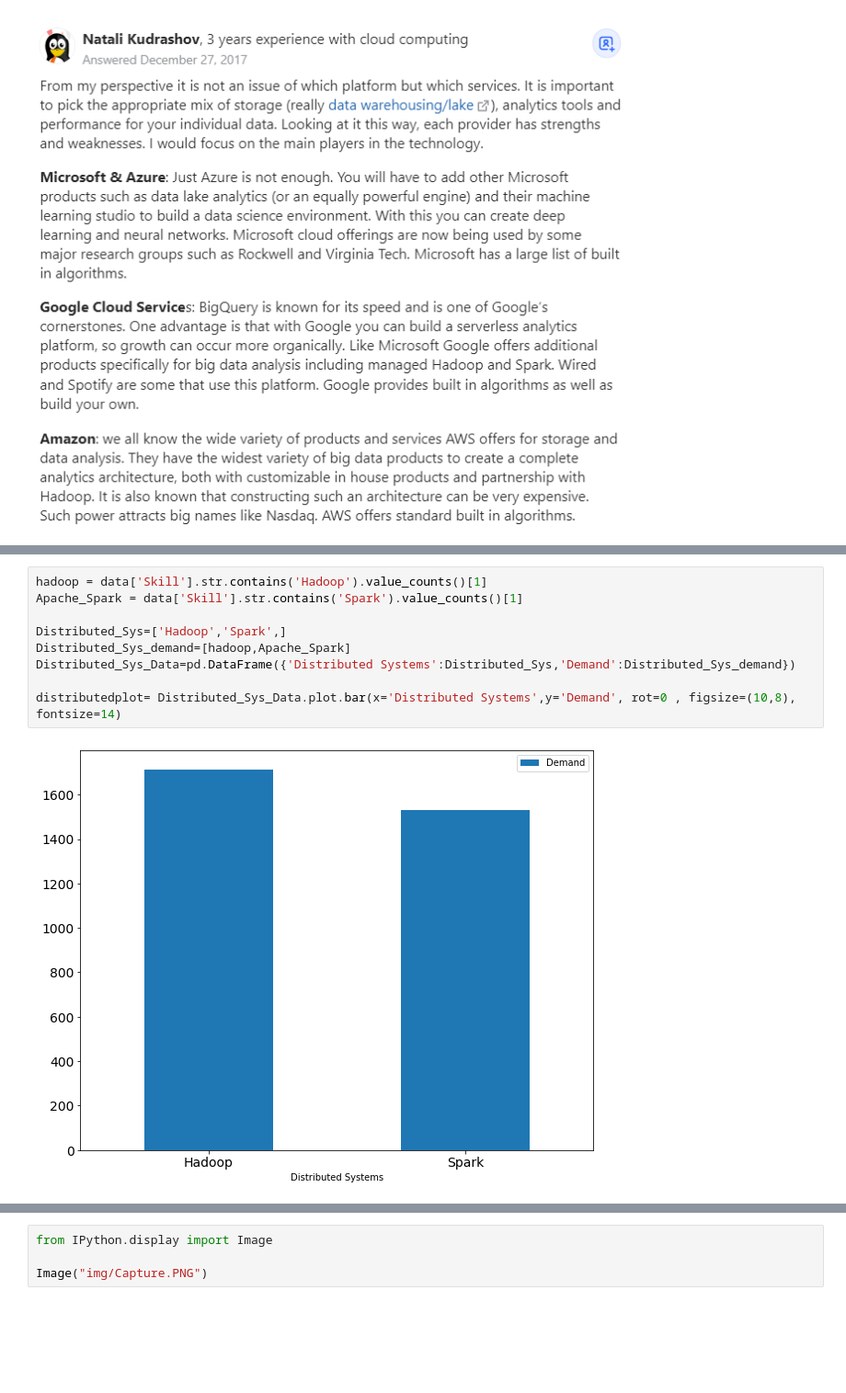
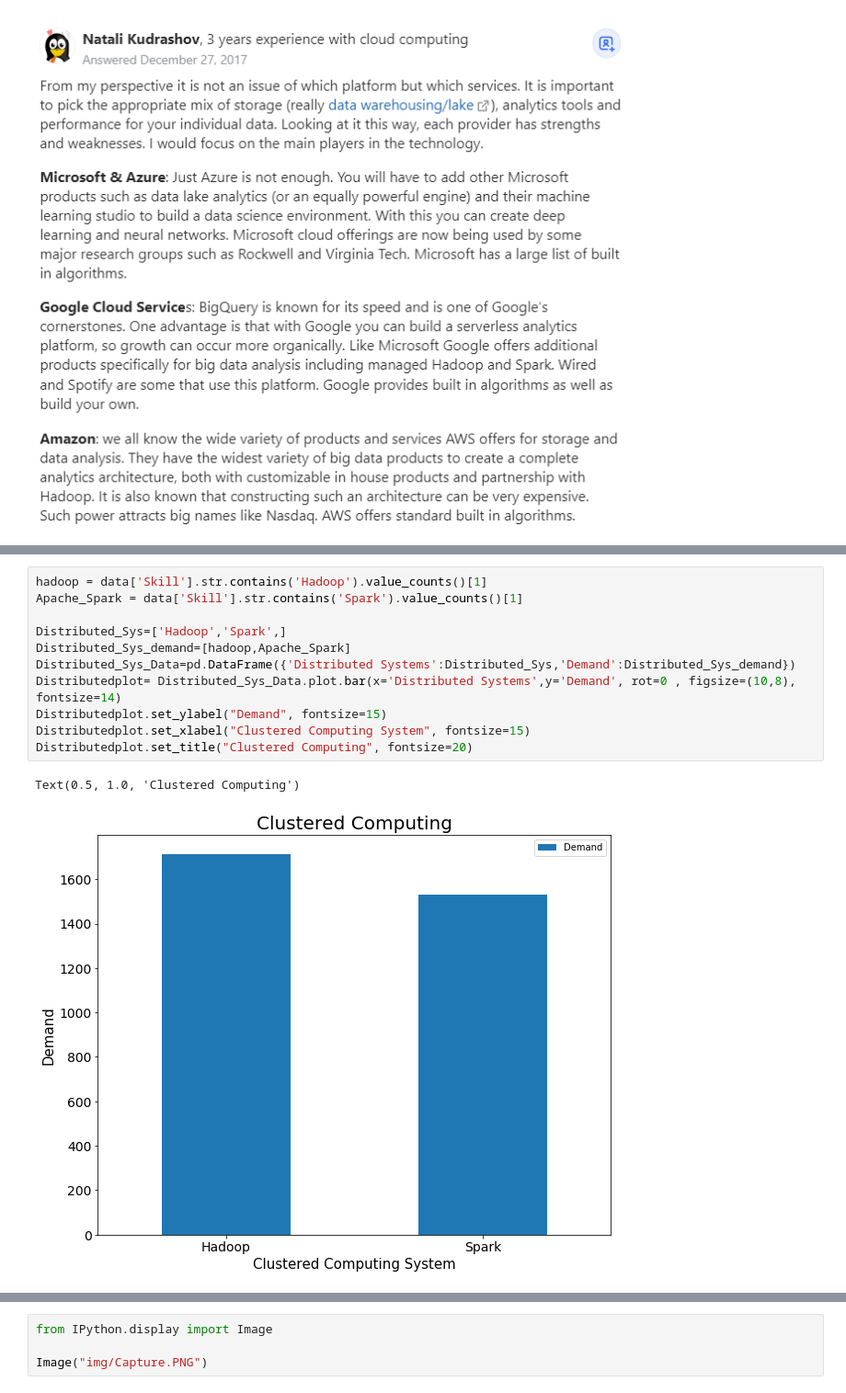
Before and after one commit to byanjusachin/EDA-on-Indeed-Dataset, a Jupyter notebook: EDA on Indeed Dataset.ipynb, the cells around one changed output, grey strips where cells are left out. Shown at 92% size. Drawn from its saved outputs; the diff is of its cells as text; blank space fills up the shorter version.

```diff
--- a/EDA on Indeed Dataset.ipynb
+++ b/EDA on Indeed Dataset.ipynb
@@ -122,14 +129,17 @@ businessplot= BI_Skill_Data.plot.bar(x='BI Skill',y='Demand', rot=0 , figsize=(1
 # %%
 hadoop = data['Skill'].str.contains('Hadoop').value_counts()[1]
 Apache_Spark = data['Skill'].str.contains('Spark').value_counts()[1]
 
 Distributed_Sys=['Hadoop','Spark',]
 Distributed_Sys_demand=[hadoop,Apache_Spark]
 Distributed_Sys_Data=pd.DataFrame({'Distributed Systems':Distributed_Sys,'Demand':Distributed_Sys_demand})
-
-distributedplot= Distributed_Sys_Data.plot.bar(x='Distributed Systems',y='Demand', rot=0 , figsize=(10,8), fontsize=14)
+Distributedplot= Distributed_Sys_Data.plot.bar(x='Distributed Systems',y='Demand', rot=0 , figsize=(10,8), fontsize=14)
+Distributedplot.set_ylabel("Demand", fontsize=15)
+Distributedplot.set_xlabel("Clustered Computing System", fontsize=15)
+Distributedplot.set_title("Clustered Computing", fontsize=20)
 # %% [output]
+Text(0.5, 1.0, 'Clustered Computing')
-[figure, old version]
+[figure, new version]
 # %%
 consulting=data['Consulting and Business Services'].value_counts()[1]
 internet=data['Internet and Software'].value_counts()[1]
```
Also changed, not shown: parts of 7 cells of this notebook, 1 other file.
